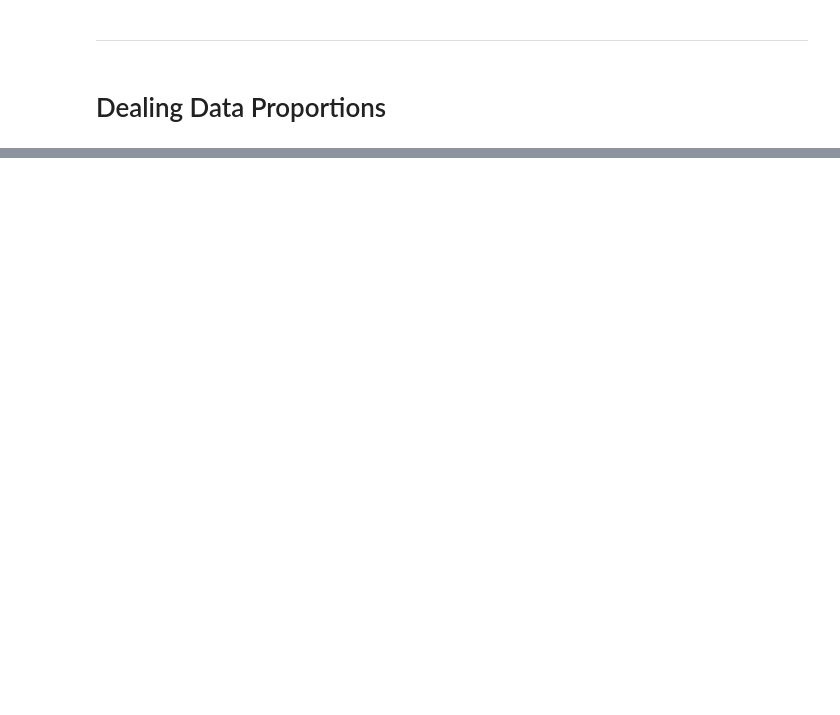
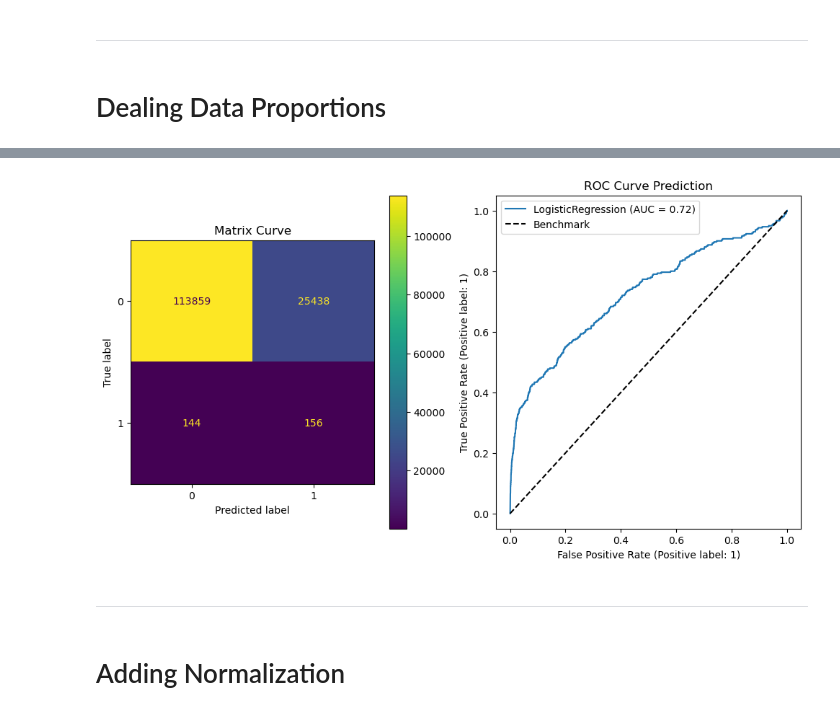
Before and after one commit to SalisEduardo/EAD0830-IA-aplic-financas, a Jupyter notebook: Atividades/atv2/rascunho_modelagem.ipynb, the cells around one changed output, grey strips where cells are left out. Cells and saved outputs as stored; diff of their text form; code cells hidden in the pictures; blank space fills up the shorter version.

```diff
--- a/Atividades/atv2/rascunho_modelagem.ipynb
+++ b/Atividades/atv2/rascunho_modelagem.ipynb
@@ -412,0 +508,36 @@ plot_classification_metrics(best_log_reg,y_test,X_test)
+# %%
+from imblearn.over_sampling import SMOTE
+#
+
+X = credit_aproval.drop("Class", axis = 1)
+y = credit_aproval["Class"]
+
+X_train, X_test, y_train, y_test = train_test_split(X , y, test_size = 0.85,stratify=y ,random_state = 42)
+
+df_train = pd.concat([X_train,y_train],axis=1)
+df_train.columns = credit_aproval.columns
+
+#  Resampling the minority class. The strategy can be changed as required.
+sm = SMOTE(sampling_strategy='minority', random_state=42)
+# Fit the model to generate the data.
+oversampled_X, oversampled_y = sm.fit_resample(df_train.drop('Class', axis=1), df_train['Class'])
+oversampled_complete = pd.concat([pd.DataFrame(oversampled_y), pd.DataFrame(oversampled_X)], axis=1)
+
+strat_kfold = StratifiedKFold(n_splits=10, shuffle=False)
+
+params_log_reg = {
+    'C': [0.001, 0.01, 0.1, 1, 10, 100, 1000],
+    'penalty': ['l1', 'l2']
+}
+
+
+
+# Step 2: Perform cross-validation with hyperparameter tuning
+grid_search_log_reg = GridSearchCV(LogisticRegression(class_weight='balanced',solver='liblinear'), params_log_reg, cv=strat_kfold, scoring='roc_auc',n_jobs=-1)
+grid_search_log_reg.fit(oversampled_X , oversampled_y )
+
+best_log_reg = grid_search_log_reg.best_estimator_
+best_log_reg.fit(oversampled_X , oversampled_y )
+
+train_metrics = get_metrics(best_log_reg,oversampled_y ,oversampled_X )
+test_metrics = get_metrics(best_log_reg,y_test,X_test)
@@ -412,0 +576,8 @@ plot_classification_metrics(best_log_reg,y_test,X_test)
+# %%
+plot_classification_metrics(best_log_reg,y_test,X_test)
+# %% [output]
+[figure, added]
+# %% [markdown]
+-----------------------------
+# %% [markdown]
+# Adding Normalization
```
Also changed, not shown: parts of 27 cells of this notebook, 5 other files.
